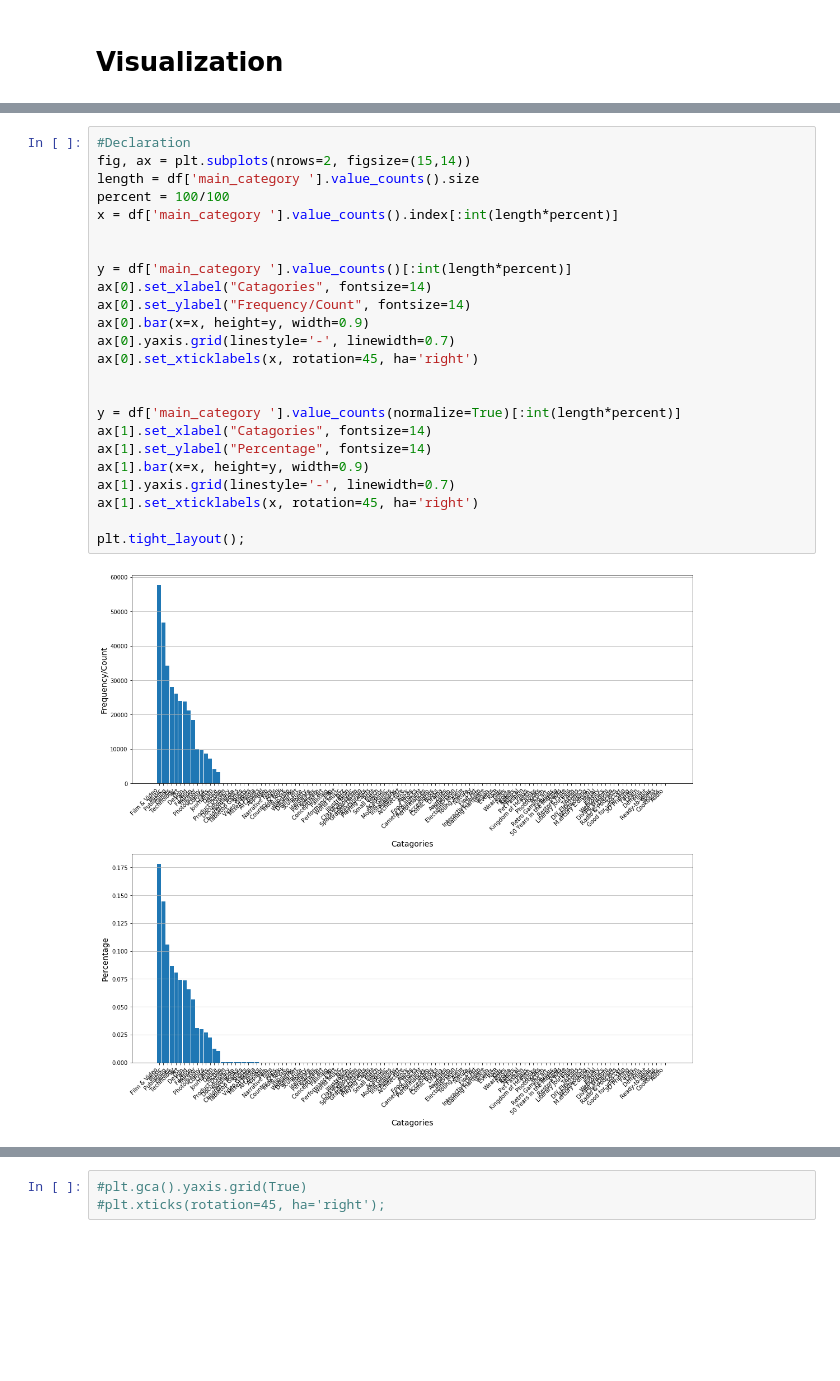
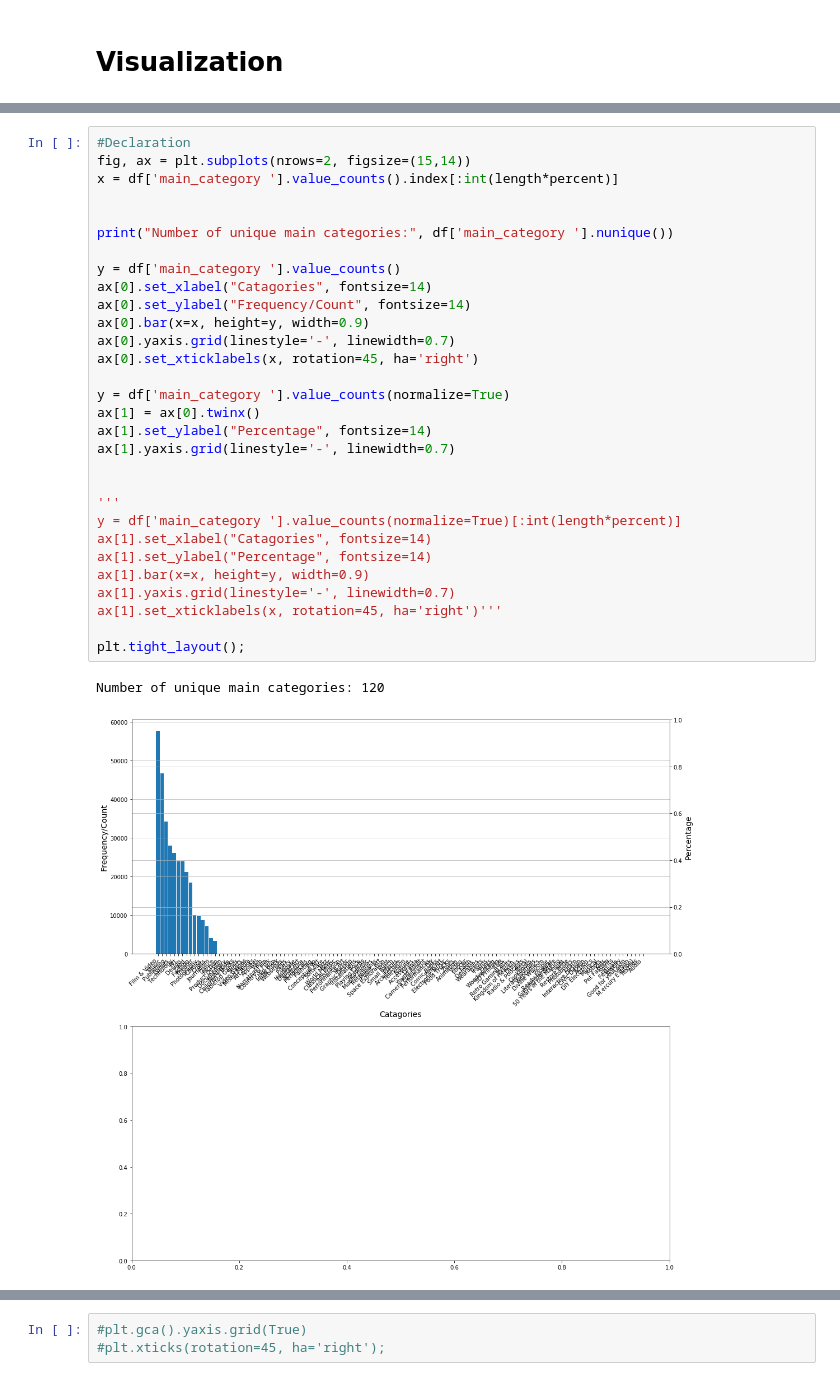
Before and after one commit to LaurentStar/Kick-Starter-Analysis, a Jupyter notebook: Exploratory_Data_Analysis.ipynb, the cells around one changed output, grey strips where cells are left out. Saved outputs shown, nothing was run; the diff lists cells and outputs as text; blank space fills up the shorter version.

```diff
--- a/Exploratory_Data_Analysis.ipynb
+++ b/Exploratory_Data_Analysis.ipynb
@@ -120,26 +171,33 @@ Number of categories in top 10 percent: 77
 # %%
 #Declaration
 fig, ax = plt.subplots(nrows=2, figsize=(15,14))
-length = df['main_category '].value_counts().size
-percent = 100/100
 x = df['main_category '].value_counts().index[:int(length*percent)]
 
 
-y = df['main_category '].value_counts()[:int(length*percent)]
+print("Number of unique main categories:", df['main_category '].nunique())
+
+y = df['main_category '].value_counts()
 ax[0].set_xlabel("Catagories", fontsize=14)
 ax[0].set_ylabel("Frequency/Count", fontsize=14)
 ax[0].bar(x=x, height=y, width=0.9)
 ax[0].yaxis.grid(linestyle='-', linewidth=0.7)
 ax[0].set_xticklabels(x, rotation=45, ha='right')
 
+y = df['main_category '].value_counts(normalize=True)
+ax[1] = ax[0].twinx()
+ax[1].set_ylabel("Percentage", fontsize=14)
+ax[1].yaxis.grid(linestyle='-', linewidth=0.7)
 
+
+'''
 y = df['main_category '].value_counts(normalize=True)[:int(length*percent)]
 ax[1].set_xlabel("Catagories", fontsize=14)
 ax[1].set_ylabel("Percentage", fontsize=14)
 ax[1].bar(x=x, height=y, width=0.9)
 ax[1].yaxis.grid(linestyle='-', linewidth=0.7)
-ax[1].set_xticklabels(x, rotation=45, ha='right')
+ax[1].set_xticklabels(x, rotation=45, ha='right')'''
 
 plt.tight_layout();
 # %% [output]
+Number of unique main categories: 120
-[figure, old version]
+[figure, new version]
```
Also changed, not shown: parts of 9 cells of this notebook.
